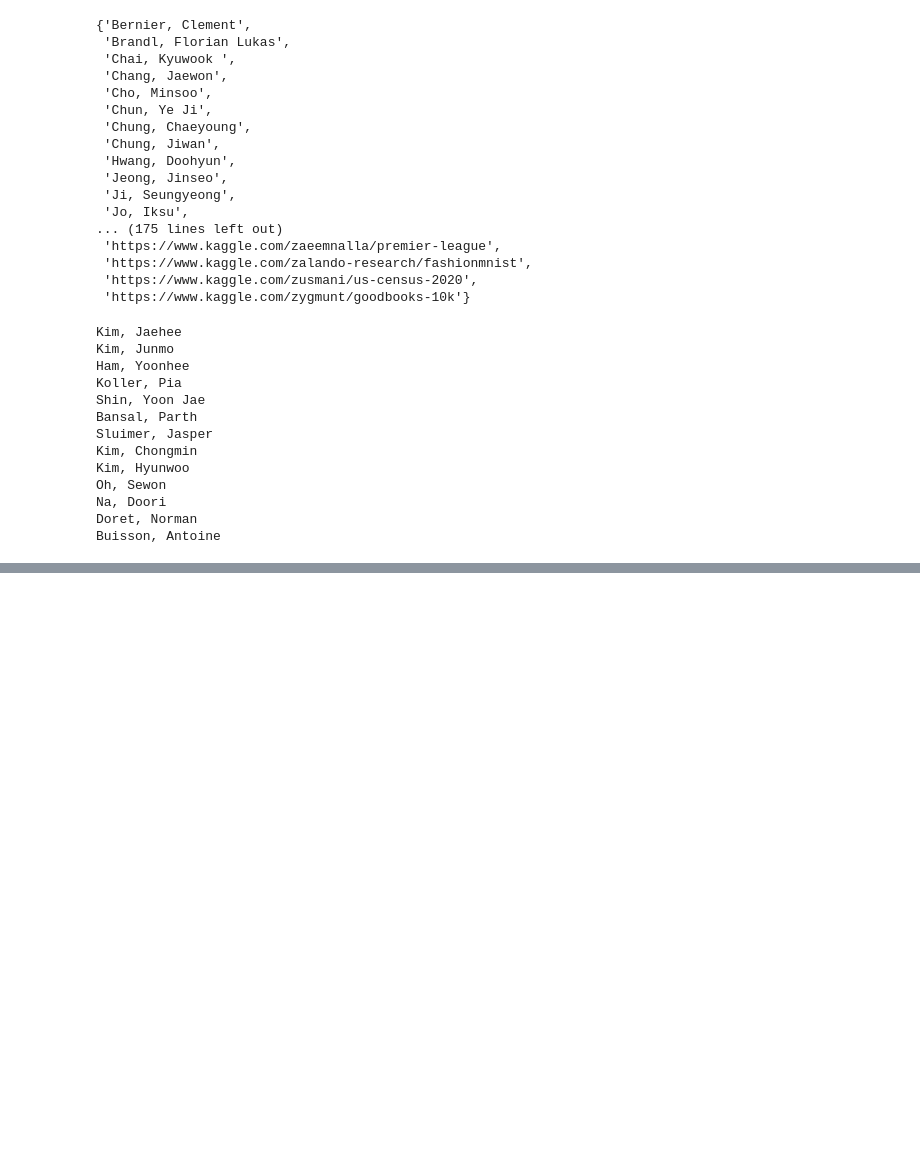
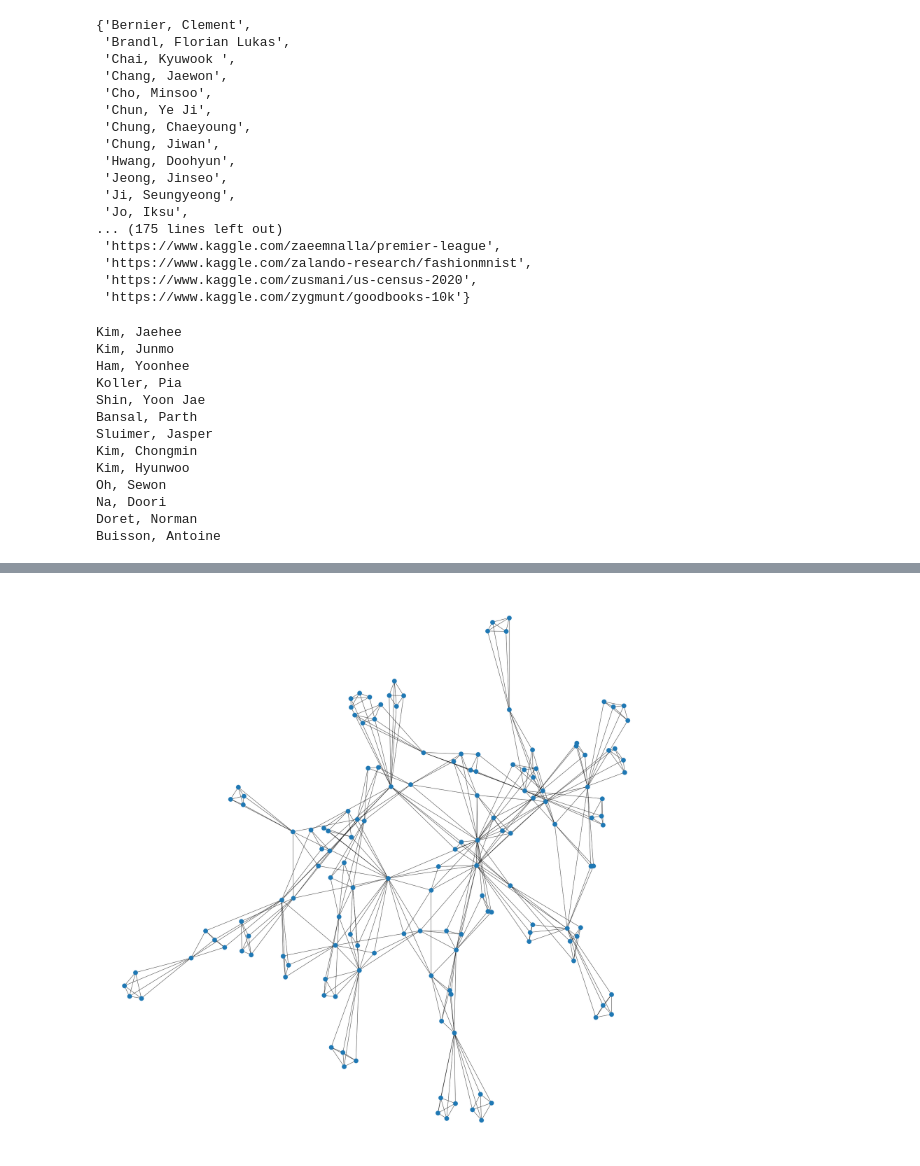
Before and after one commit to piakoller/DAV-Group8, a Jupyter notebook: Homework4/HW4.ipynb, the cells around one changed output, grey strips where cells are left out. Cells and saved outputs as stored; diff of their text form; code cells hidden in the pictures; blank space fills up the shorter version.

```diff
--- a/Homework4/HW4.ipynb
+++ b/Homework4/HW4.ipynb
@@ -130,2 +140,12 @@ person_nodes, dataset_nodes = bipartite.sets(S[0])
+# %%
+# Visualize both persons graph and datasets graph using node-link diagrams
+# Dataset graph
+pos = nx.spring_layout(weighted_dataset_graph, k=0.3*1/np.sqrt(len(weighted_dataset_graph.nodes())), iterations=20)
+plt.figure(3, figsize=(30, 30))
+
+nx.draw(weighted_dataset_graph, pos=pos)
+plt.show()
+# %% [output]
+[figure, added]
 # %%
 # Compute closeness centralities for all nodes in the persons graph
```
Also changed, not shown: parts of 9 cells of this notebook.
